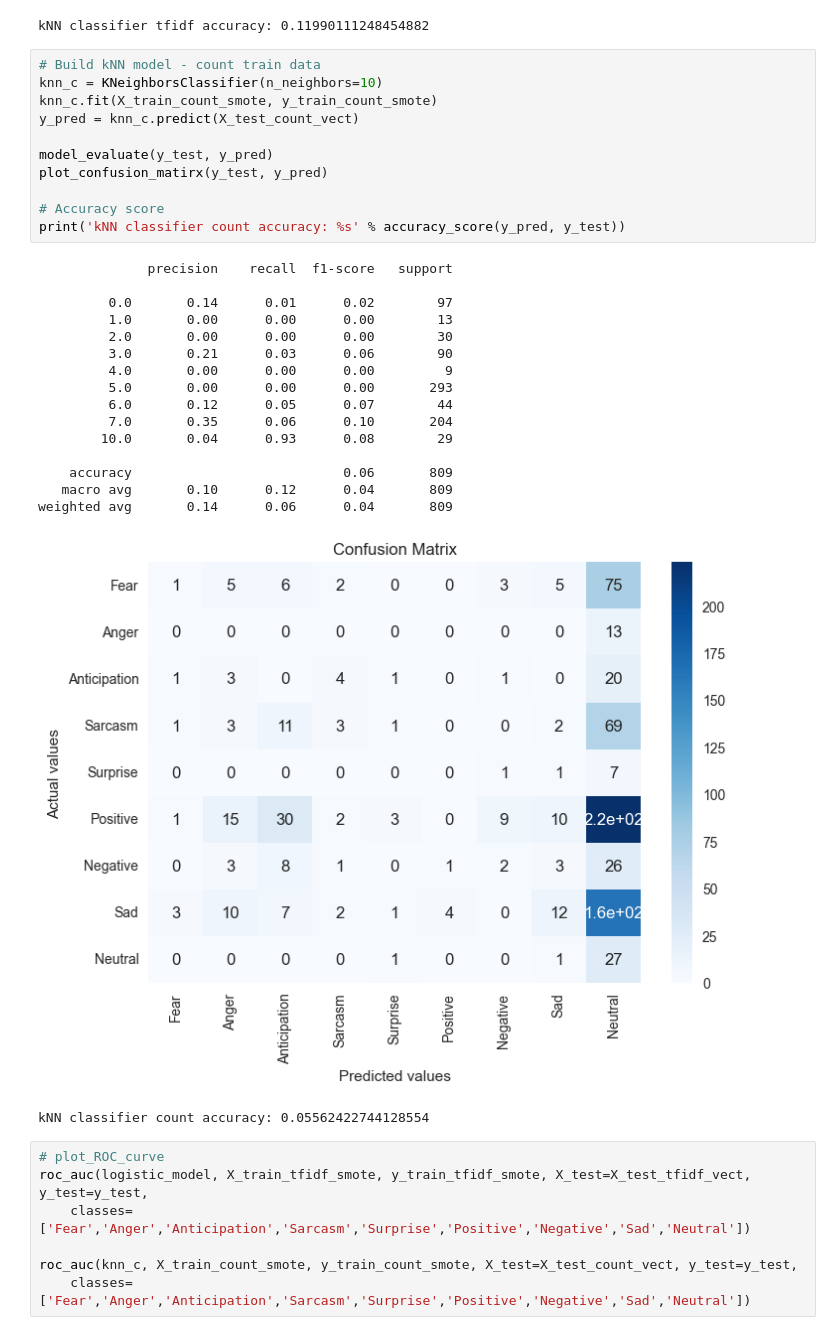
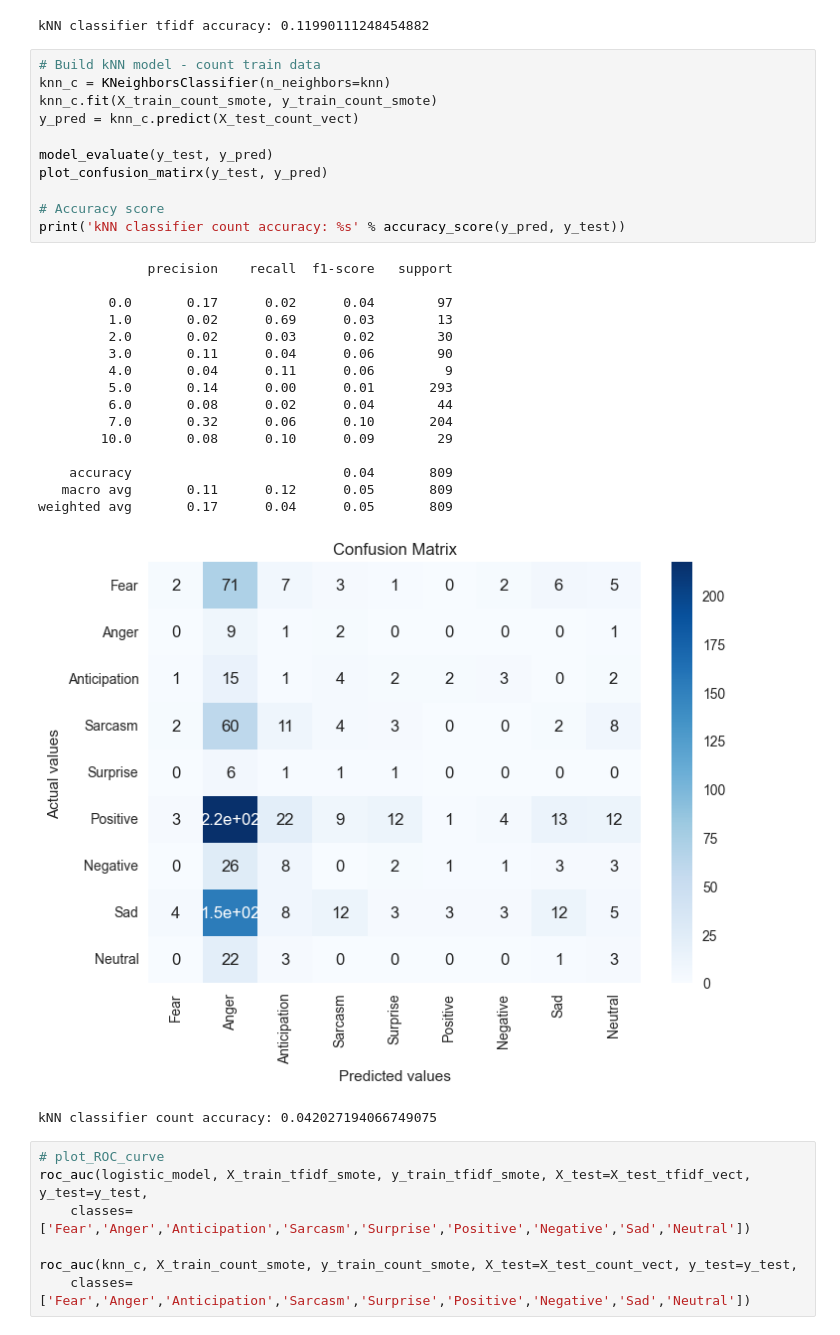
Before and after one commit to thirukos/MachineLearning-SentimentAnalysis, a Jupyter notebook: Models/Baseline_classifiers.ipynb, the cells around one changed output. Drawn from its saved outputs; the diff is of its cells as text.

```diff
--- a/Models/Baseline_classifiers.ipynb
+++ b/Models/Baseline_classifiers.ipynb
@@ -237,33 +271,33 @@ weighted avg       0.01      0.12      0.03       809
 kNN classifier tfidf accuracy: 0.11990111248454882
 # %%
 # Build kNN model - count train data
-knn_c = KNeighborsClassifier(n_neighbors=10)
+knn_c = KNeighborsClassifier(n_neighbors=knn)
 knn_c.fit(X_train_count_smote, y_train_count_smote)
 y_pred = knn_c.predict(X_test_count_vect)
 
 model_evaluate(y_test, y_pred)
 plot_confusion_matirx(y_test, y_pred)
 
 # Accuracy score
 print('kNN classifier count accuracy: %s' % accuracy_score(y_pred, y_test))
 # %% [output]
               precision    recall  f1-score   support
 
-         0.0       0.14      0.01      0.02        97
-         1.0       0.00      0.00      0.00        13
-         2.0       0.00      0.00      0.00        30
-         3.0       0.21      0.03      0.06        90
-         4.0       0.00      0.00      0.00         9
-         5.0       0.00      0.00      0.00       293
-         6.0       0.12      0.05      0.07        44
-         7.0       0.35      0.06      0.10       204
-        10.0       0.04      0.93      0.08        29
+         0.0       0.17      0.02      0.04        97
+         1.0       0.02      0.69      0.03        13
+         2.0       0.02      0.03      0.02        30
+         3.0       0.11      0.04      0.06        90
+         4.0       0.04      0.11      0.06         9
+         5.0       0.14      0.00      0.01       293
+         6.0       0.08      0.02      0.04        44
+         7.0       0.32      0.06      0.10       204
+        10.0       0.08      0.10      0.09        29
 
-    accuracy                           0.06       809
-   macro avg       0.10      0.12      0.04       809
-weighted avg       0.14      0.06      0.04       809
+    accuracy                           0.04       809
+   macro avg       0.11      0.12      0.05       809
+weighted avg       0.17      0.04      0.05       809
-[figure, old version]
+[figure, new version]
-kNN classifier count accuracy: 0.05562422744128554
+kNN classifier count accuracy: 0.042027194066749075
 # %%
 # plot_ROC_curve
 roc_auc(logistic_model, X_train_tfidf_smote, y_train_tfidf_smote, X_test=X_test_tfidf_vect, y_test=y_test,
```
Also changed, not shown: parts of 2 cells of this notebook.
